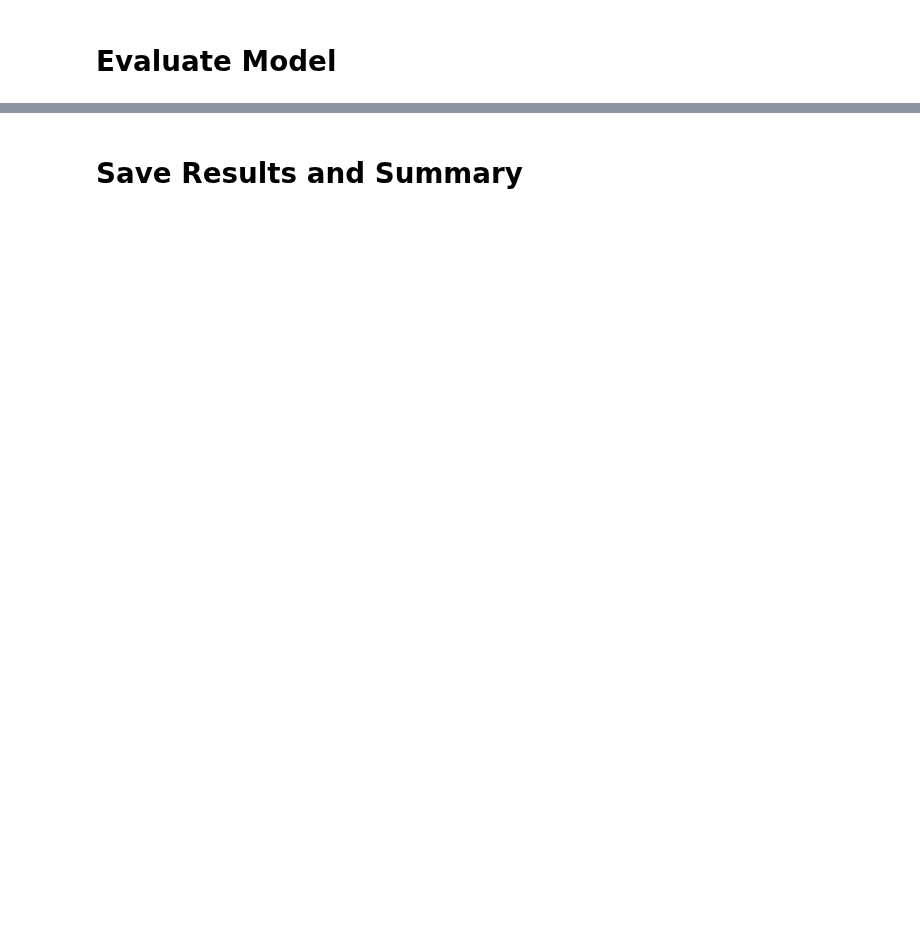
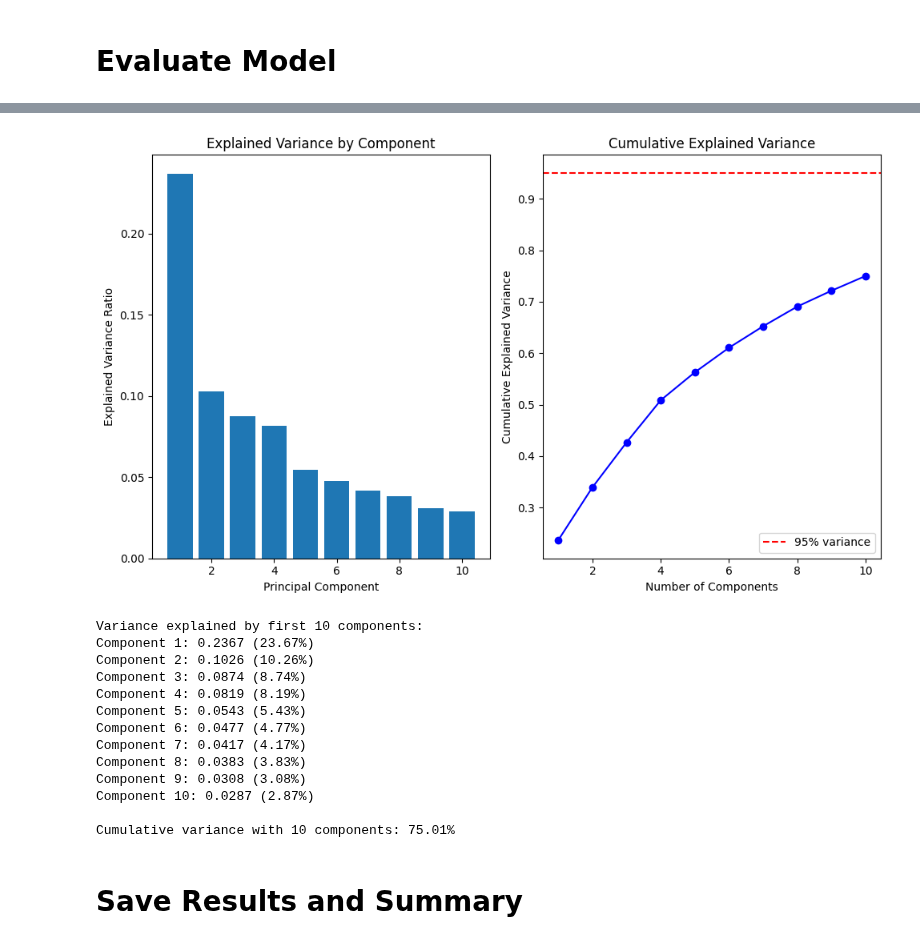
Before and after one commit to CharbonneauJean/OC-P8, a Jupyter notebook: notebook_fruits_local_windows.ipynb, the cells around one changed output, grey strips where cells are left out. Saved outputs shown, nothing was run; the diff lists cells and outputs as text; code cells hidden in the pictures; blank space fills up the shorter version.

```diff
--- a/notebook_fruits_local_windows.ipynb
+++ b/notebook_fruits_local_windows.ipynb
@@ -445,3 +521,51 @@ Recall:    0.7969
+# %%
+# Optional: Analyze with more components to see variance explained
+pca_full = PCA(k=10, inputCol="scaled_features", outputCol="pca_features_full")
+pca_full_model = pca_full.fit(scaled_df)
+
+# Get explained variance for multiple components - convert to array
+explained_variance_full = pca_full_model.explainedVariance.toArray()
+cumulative_variance = np.cumsum(explained_variance_full)
+
+# Plot explained variance
+plt.figure(figsize=(10, 6))
+components = range(1, len(explained_variance_full) + 1)
+plt.subplot(1, 2, 1)
+plt.bar(components, explained_variance_full)
+plt.xlabel('Principal Component')
+plt.ylabel('Explained Variance Ratio')
+plt.title('Explained Variance by Component')
+
+plt.subplot(1, 2, 2)
+plt.plot(components, cumulative_variance, 'bo-')
+plt.xlabel('Number of Components')
+plt.ylabel('Cumulative Explained Variance')
+plt.title('Cumulative Explained Variance')
+plt.axhline(y=0.95, color='r', linestyle='--', label='95% variance')
+plt.legend()
+
+plt.tight_layout()
+plt.show()
+
+print(f"\nVariance explained by first 10 components:")
+for i, var in enumerate(explained_variance_full):
+    print(f"Component {i+1}: {var:.4f} ({var*100:.2f}%)")
+print(f"\nCumulative variance with 10 components: {cumulative_variance[-1]:.2%}")
+# %% [output]
+[figure, added]
+Variance explained by first 10 components:
+Component 1: 0.2367 (23.67%)
+Component 2: 0.1026 (10.26%)
+Component 3: 0.0874 (8.74%)
+Component 4: 0.0819 (8.19%)
+Component 5: 0.0543 (5.43%)
+Component 6: 0.0477 (4.77%)
+Component 7: 0.0417 (4.17%)
+Component 8: 0.0383 (3.83%)
+Component 9: 0.0308 (3.08%)
+Component 10: 0.0287 (2.87%)
+
+Cumulative variance with 10 components: 75.01%
 # %% [markdown]
 # Save Results and Summary
 # %%
```
Also changed, not shown: parts of 10 cells of this notebook.
